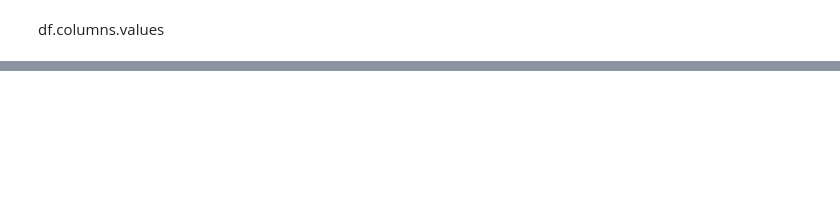
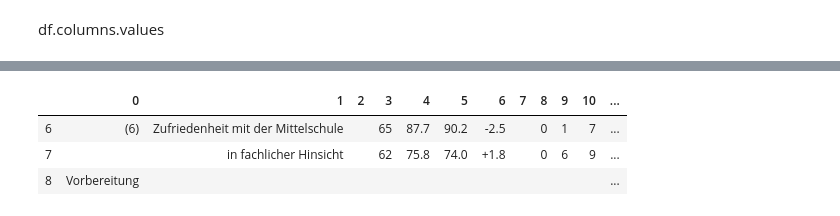
Before and after one commit to Supermarius/cas-ddj-hub, a Jupyter notebook: Projekt1_Ehemaligenbefragung/Erste_Versuche_Ehembefragung.ipynb, the cells around one changed output, grey strips where cells are left out. Drawn from its saved outputs; the diff is of its cells as text; code cells hidden in the pictures; blank space fills up the shorter version.

```diff
--- a/Projekt1_Ehemaligenbefragung/Erste_Versuche_Ehembefragung.ipynb
+++ b/Projekt1_Ehemaligenbefragung/Erste_Versuche_Ehembefragung.ipynb
@@ -76,0 +90,9 @@ df_kurz = df.copy()
+# %%
+#Schitt 1:
+df_kurz = df.drop([0,1,2,3,4,5])
+df_kurz.head(3)
+# %% [output]
+|  | 0 | 1 | 2 | 3 | 4 | 5 | 6 | 7 | 8 | 9 | 10 | ... |
+| 6 | (6) | Zufriedenheit mit der Mittelschule |  | 65 | 87.7 | 90.2 | -2.5 |  | 0 | 1 | 7 | ... |
+| 7 |  | in fachlicher Hinsicht |  | 62 | 75.8 | 74.0 | +1.8 |  | 0 | 6 | 9 | ... |
+| 8 | Vorbereitung |  |  |  |  |  |  |  |  |  |  | ... |
```
Also changed, not shown: parts of 64 cells of this notebook, 6 other files.
